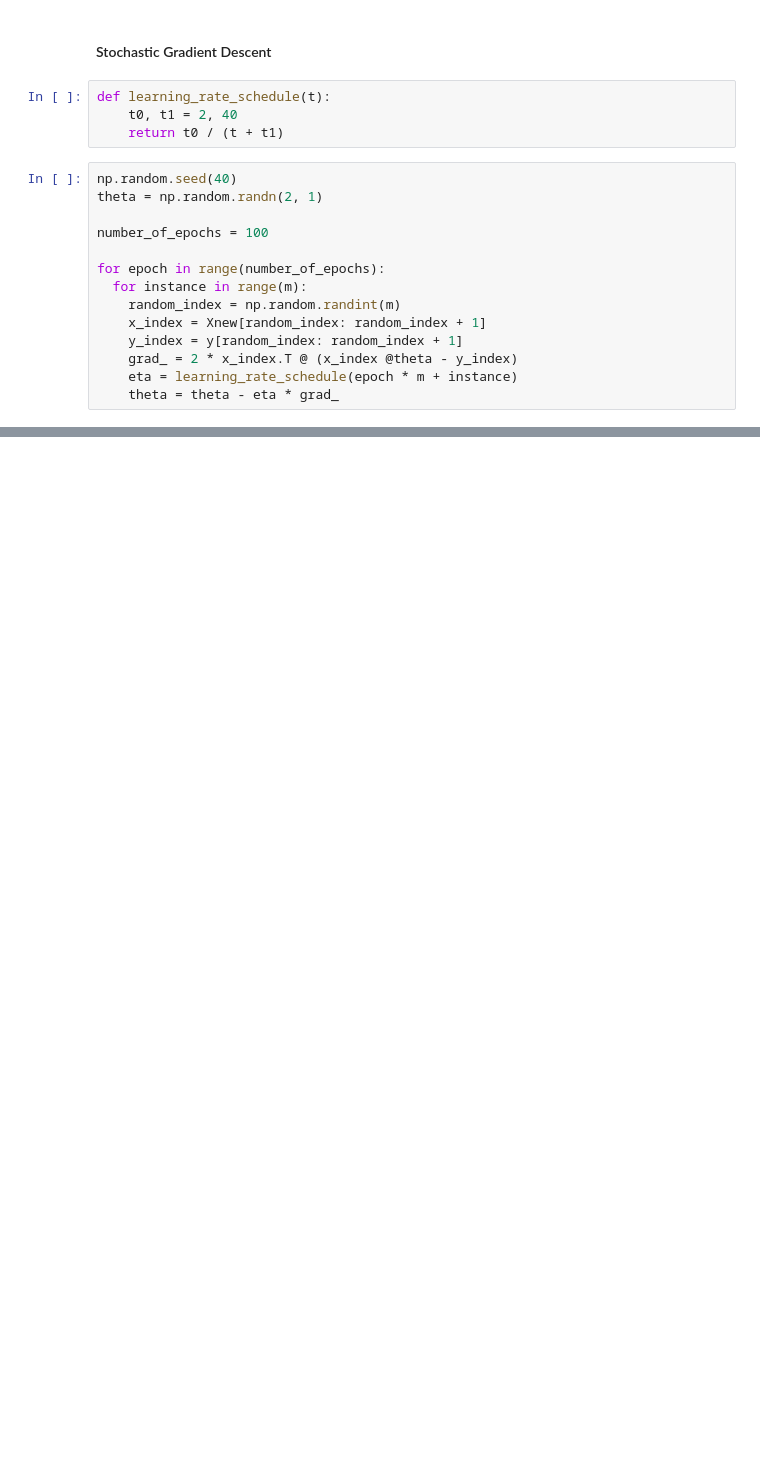
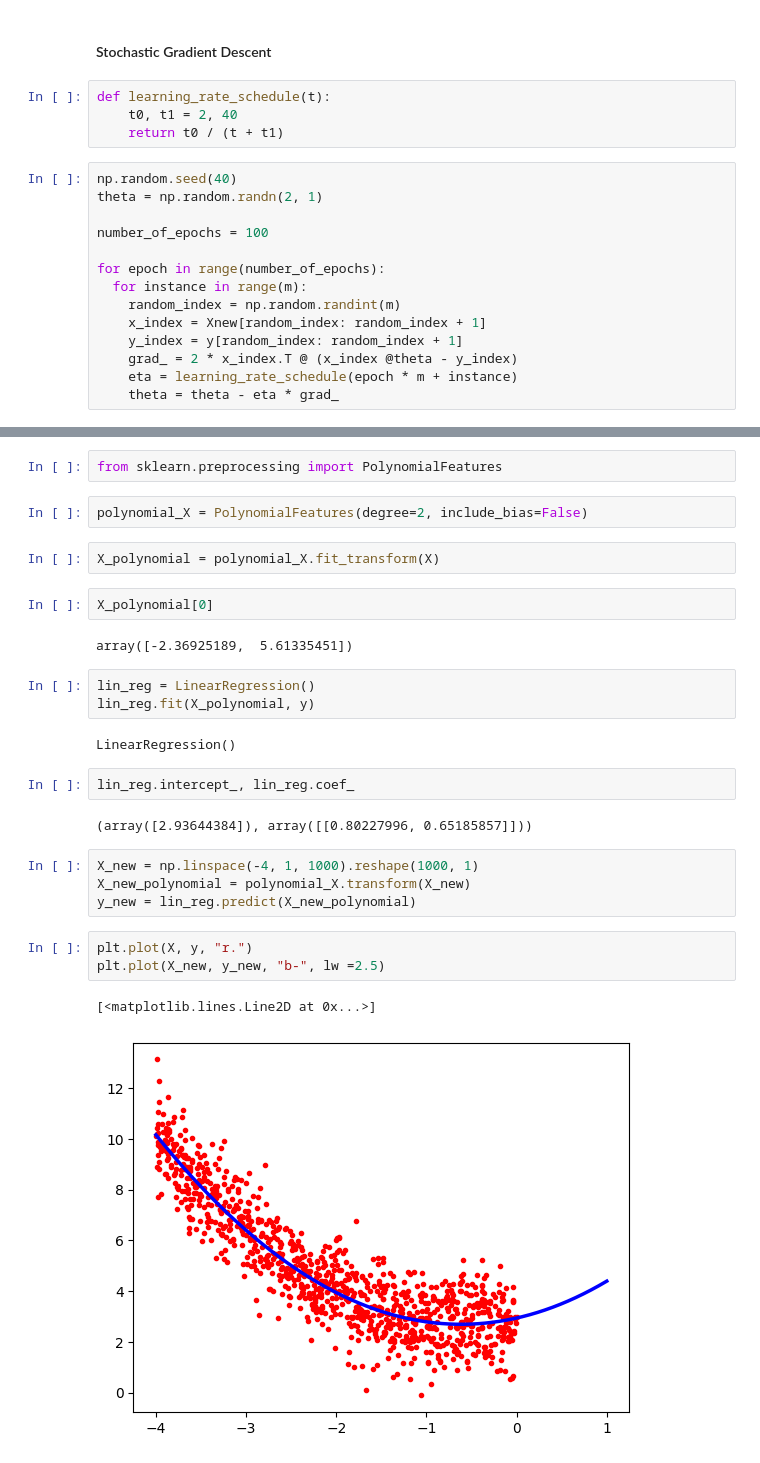
Before and after one commit to Faghaee2000/Some-machine-learning-exercises, a Jupyter notebook: ML_exercises.ipynb, the cells around one changed output, grey strips where cells are left out. Saved outputs shown, nothing was run; the diff lists cells and outputs as text; blank space fills up the shorter version.

```diff
--- a/ML_exercises.ipynb
+++ b/ML_exercises.ipynb
@@ -103,0 +143,29 @@ array([[4.90854831],
+# %%
+from sklearn.preprocessing import PolynomialFeatures
+# %%
+polynomial_X = PolynomialFeatures(degree=2, include_bias=False)
+# %%
+X_polynomial = polynomial_X.fit_transform(X)
+# %%
+X_polynomial[0]
+# %% [output]
+array([-2.36925189,  5.61335451])
+# %%
+lin_reg = LinearRegression()
+lin_reg.fit(X_polynomial, y)
+# %% [output]
+LinearRegression()
+# %%
+lin_reg.intercept_, lin_reg.coef_
+# %% [output]
+(array([2.93644384]), array([[0.80227996, 0.65185857]]))
+# %%
+X_new = np.linspace(-4, 1, 1000).reshape(1000, 1)
+X_new_polynomial = polynomial_X.transform(X_new)
+y_new = lin_reg.predict(X_new_polynomial)
+# %%
+plt.plot(X, y, "r.")
+plt.plot(X_new, y_new, "b-", lw =2.5)
+# %% [output]
+[<matplotlib.lines.Line2D at 0x...>]
+[figure, added]
```
Also changed, not shown: parts of 24 cells of this notebook.
